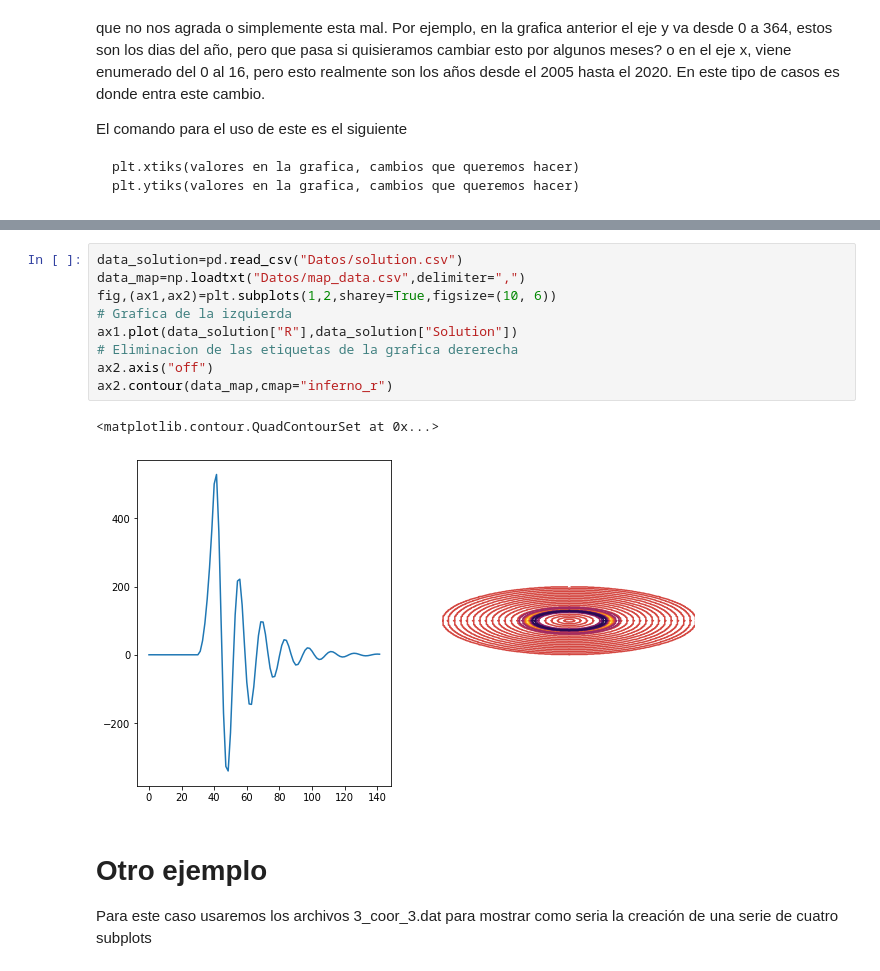
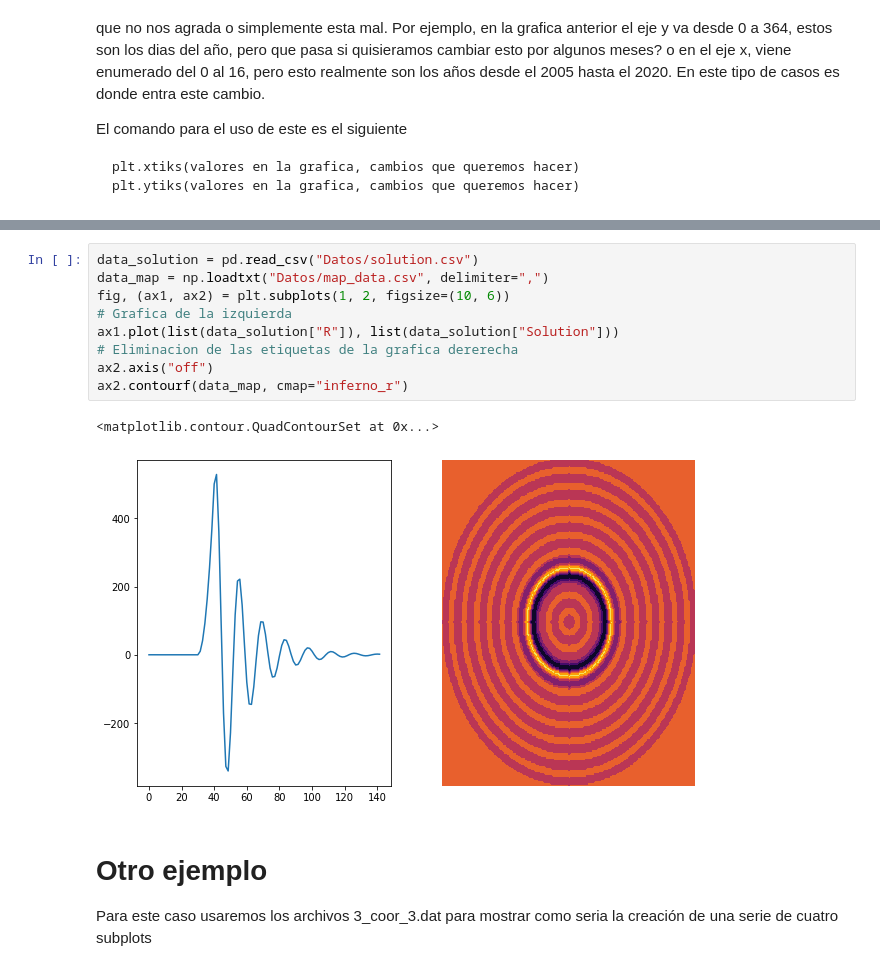
Before and after one commit to giovannilopez9808/Taller_python_ene2021, a Jupyter notebook: Sesiones/matplotlib.ipynb, the cells around one changed output, grey strips where cells are left out. Saved outputs shown, nothing was run; the diff lists cells and outputs as text.

```diff
--- a/Sesiones/matplotlib.ipynb
+++ b/Sesiones/matplotlib.ipynb
@@ -191,17 +229,17 @@ fig,axs=plt.subplots(# de graficas en fila, # de graficas en columna)
 
 Para este caso usaremos los archivos solution.csv y map_data.csv
 # %%
-data_solution=pd.read_csv("Datos/solution.csv")
-data_map=np.loadtxt("Datos/map_data.csv",delimiter=",")
-fig,(ax1,ax2)=plt.subplots(1,2,sharey=True,figsize=(10, 6))
+data_solution = pd.read_csv("Datos/solution.csv")
+data_map = np.loadtxt("Datos/map_data.csv", delimiter=",")
+fig, (ax1, ax2) = plt.subplots(1, 2, figsize=(10, 6))
 # Grafica de la izquierda
-ax1.plot(data_solution["R"],data_solution["Solution"])
+ax1.plot(list(data_solution["R"]), list(data_solution["Solution"]))
 # Eliminacion de las etiquetas de la grafica dererecha
 ax2.axis("off")
-ax2.contour(data_map,cmap="inferno_r")
+ax2.contourf(data_map, cmap="inferno_r")
 # %% [output]
 <matplotlib.contour.QuadContourSet at 0x...>
-[figure, old version]
+[figure, new version]
 # %% [markdown]
 # Otro ejemplo
 Para este caso usaremos los archivos 3_coor_3.dat para mostrar como seria la creación de una serie de cuatro subplots
```
Also changed, not shown: parts of 9 cells of this notebook, 6 other files.
